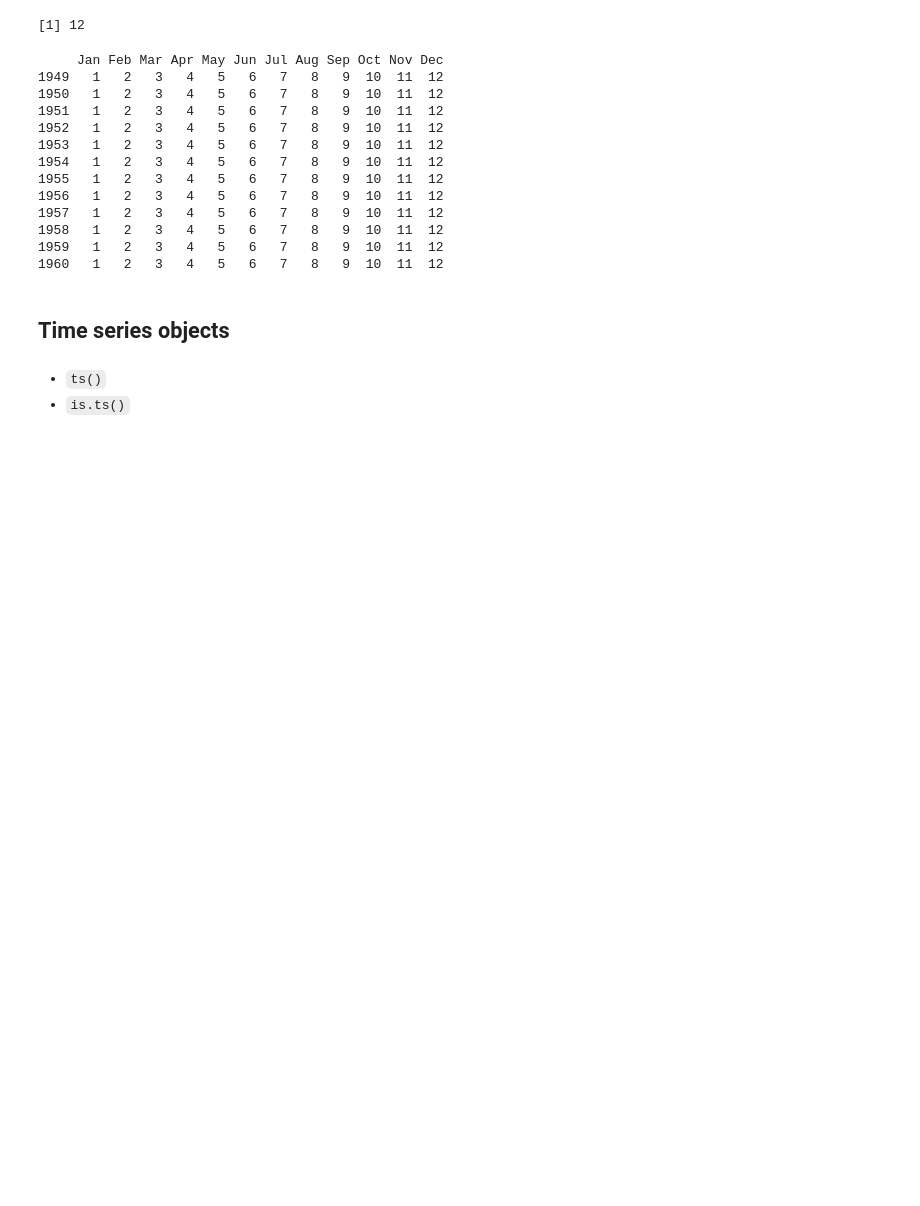
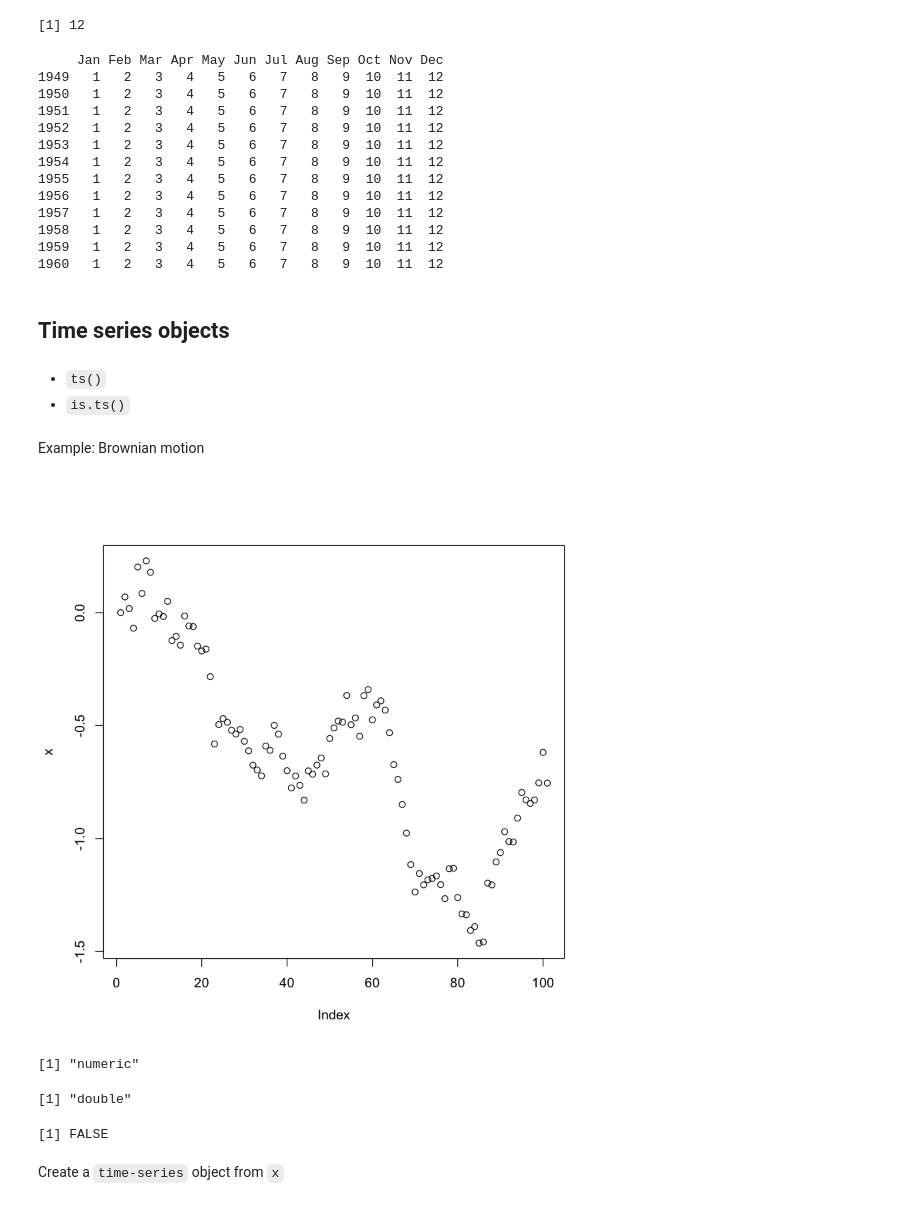
Before and after one commit to denglert/R-sandbox, a Jupyter notebook: datacamp/Time_series/chapter1.ipynb, the cells around one changed output. Cells and saved outputs as stored; diff of their text form; code cells hidden in the pictures; blank space fills up the shorter version.

Commit message:
R time series

```diff
--- a/datacamp/Time_series/chapter1.ipynb
+++ b/datacamp/Time_series/chapter1.ipynb
@@ -157,3 +157,30 @@ cycle(AirPassengers)
 - `is.ts()`
 # %%
 ?ts
+# %% [markdown]
+Example:
+Brownian motion
+# %%
+t <- 0:100  # time
+sig2 <- 0.01
+# %%
+dx <- rnorm(n = length(t) - 1, sd = sqrt(sig2))
+x <- c(0, cumsum(dx))
+# %%
+plot(x)
+# %% [output]
+[figure, added]
+# %%
+class(x)
+# %% [output]
+[1] "numeric"
+# %%
+typeof(x)
+# %% [output]
+[1] "double"
+# %%
+is.ts(x)
+# %% [output]
+[1] FALSE
+# %% [markdown]
+Create a `time-series` object from `x`
```
Also changed, not shown: parts of 5 cells of this notebook.
